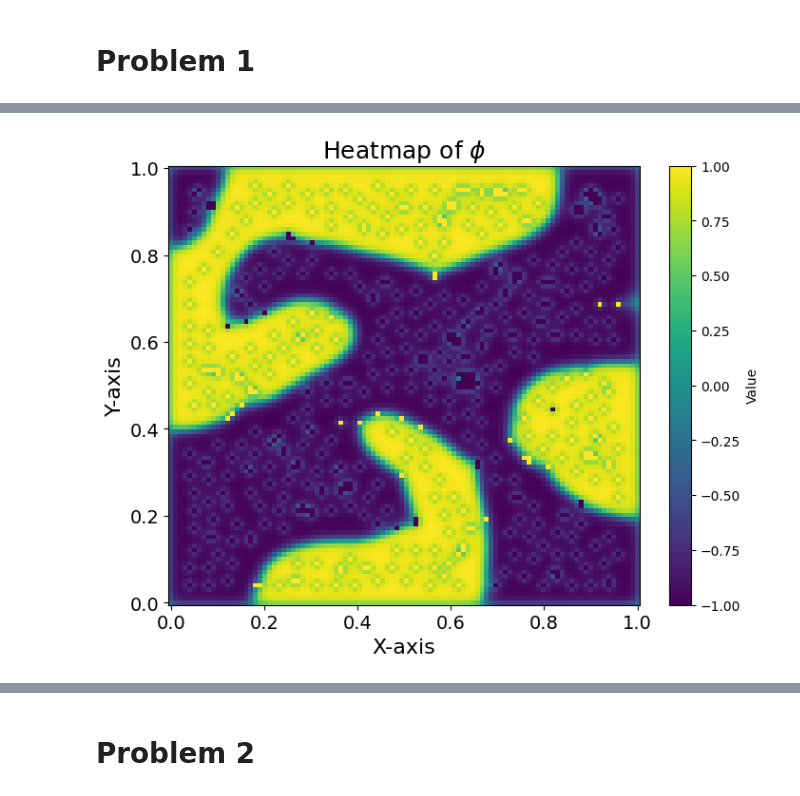
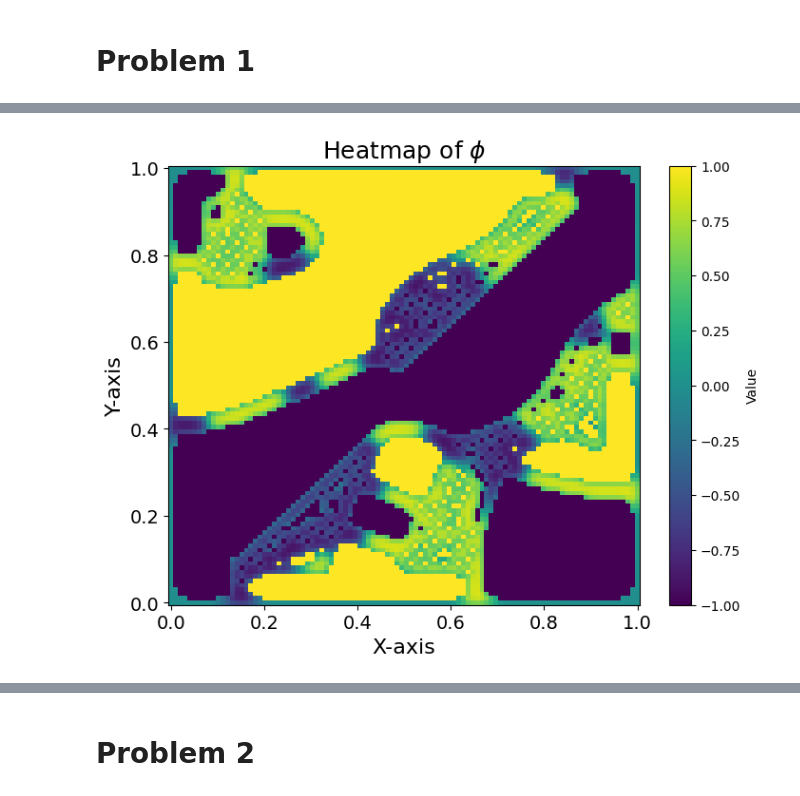
Before and after one commit to andrewholmberg/math_550_numerical_pdes, a Jupyter notebook: Homework 3/homework_3_2.ipynb, the cells around one changed output, grey strips where cells are left out. Saved outputs shown, nothing was run; the diff lists cells and outputs as text; code cells hidden in the pictures.

```diff
--- a/Homework 3/homework_3_2.ipynb
+++ b/Homework 3/homework_3_2.ipynb
@@ -235,6 +225,36 @@ def sparse_laplacian(mask, h):
     sparse_matrix = csr_matrix((data, (row_ind, col_ind)), shape=(N * N, N * N))
 
     return sparse_matrix # Return the Laplacian matrix and f values
+# %%
+def sparse_laplacian(mask, h):
+    """
+    Construct a sparse Laplacian matrix using the Kronecker product, applying a mask to include only specified entries.
+
+    Parameters:
+        mask (array-like): Array of 1s and 0s of length N^2, indicating which nodes to include.
+        h (float): Grid spacing.
+        xx (array-like): Array for generating f values based on position (assumed to be N in length).
+
+    Returns:
+        csr_matrix: Sparse Laplacian matrix with specified entries.
+        f (array-like): Array of modified values based on mask and xx.
+    """
+    N = int(np.sqrt(len(mask)))  # Dimension of the grid
+    f = np.zeros(N * N)          # Initialize the f array
+
+    # Define the 1D Laplacian for an N-point grid
+    main_diag = -2 * np.ones(N)
+    off_diag = np.ones(N - 1)
+    laplacian_1d = diags([main_diag, off_diag, off_diag], [0, -1, 1], format='csr') / h**2
+
+    # Create 2D Laplacian using Kronecker product
+    laplacian_2d = kron(laplacian_1d, eye(N)) + kron(eye(N), laplacian_1d)
+
+    # Apply the mask to keep only specified rows and columns
+    active_indices = np.where(mask == 1)[0]
+    sparse_laplacian = laplacian_2d[active_indices, :][:, active_indices]
+
+    return sparse_laplacian # Filter f by active indices
 # %%
 np.random.seed(26)
 U0 = np.random.random((N,N))
@@ -250,3 +270,6 @@ def forward_euler_step(u,lap,ft,t,step):
 # %%
 def backward_euler_step(u,lap,step):
     return   u+ step*spsolve(lap, u)
+# %%
+def stencil(array,i,j,N):
+    return 0 if i <= 1 or j <= 1 or i >= N-2 or j >= N-2 else (array[i,j] + array[i-1,j] + array[i+1,j]+ array[i,j+1] + array[i,j-1]+ array[i-2,j] + array[i+2,j]+ array[i,j+2] + array[i,j-2])/9
@@ -265,15 +303,19 @@ def run_forward_method(u,xx,f,t0,tend,step,tol):
     lap = create_2d_laplacian(len(xx),dx)
     elap = epsilon**2*lap
     solve1 = -1/step*eye(len(u))+epsilon**2*lap
+    zeroed_out = np.ones(len(u))
     for _ in range(num_steps):
-        u_star = spsolve(solve1,-1*u/step)
+        u_star = spsolve(solve1,-1*u/step)*zeroed_out
+        u_record = u
         u = f(u_star,step)
+        u[np.where(zeroed_out ==0)[0]] = u_record[np.where(zeroed_out ==0)[0]]
         # print(type(u))
-        assert(np.mean(np.sign(u)==np.sign(u_star))==1)
+        # assert(np.mean(np.sign(u)==np.sign(u_star))==1)
         t+= step
         ls.append(u)
         lst.append(t)
-        zeroed_out = ((u < .99) & (u > -.99)) + 0
+        zeroed_out = np.array([stencil(u.reshape((N,N)),n%N,n//N,N) for n in range(N*N)])
+        zeroed_out = ((zeroed_out < .99) & (zeroed_out > -.99)) + 0
         lap = sparse_laplacian(zeroed_out,dx)
         # print(lap.shape)
         solve1 = -1/step*eye(len(u))\
@@ -293,22 +337,22 @@ uu,tt = run_forward_method(u0_flat,xx,f,0,50,dt,.9)
 # %%
 import matplotlib.pyplot as plt
 import numpy as np
 
 # Sample data for demonstration
 # x, y = 1D arrays for axis values
 # U = 2D array with values
-U = uu[-16].reshape(N,N)
+U = uu[-1].reshape(N,N)
 
 plt.figure(figsize=(8, 6))
 plt.pcolormesh(xx, yy, U, shading='auto', cmap='viridis')  # Shading 'auto' prevents visual artifacts
 plt.colorbar(label='Value')  # Add a color bar to show value scale
 plt.xlabel('X-axis',fontsize = 16)
 plt.ylabel('Y-axis',fontsize=16)
 plt.tick_params(axis='both', which='major', labelsize=14)
 plt.title(r'Heatmap of $\phi$',fontsize = 18)
 plt.show()
 # %% [output]
-[figure, old version]
+[figure, new version]
 # %%
 # Sample grid and initial data
 import matplotlib.animation as animation
```
Also changed, not shown: parts of 7 cells of this notebook.
